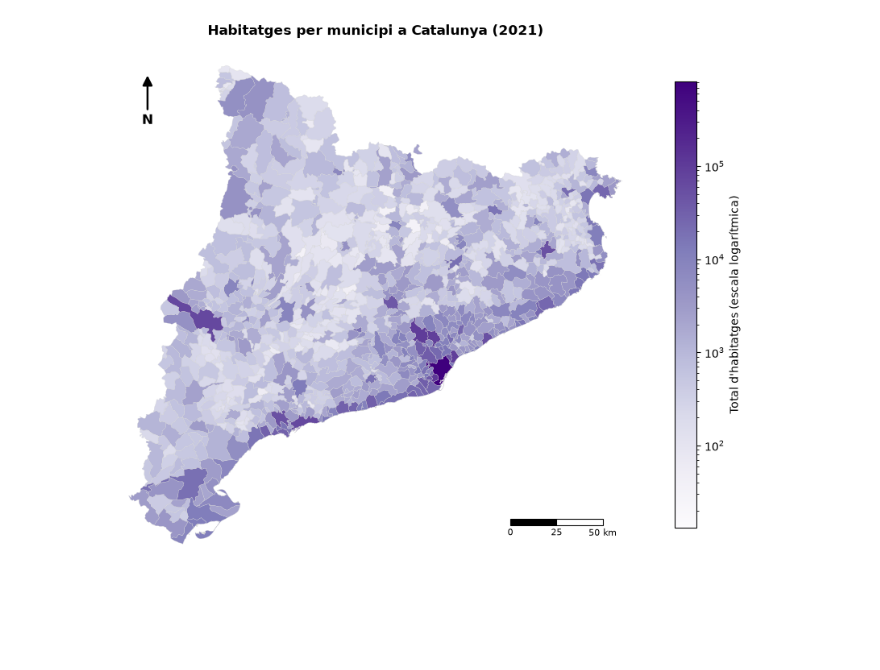
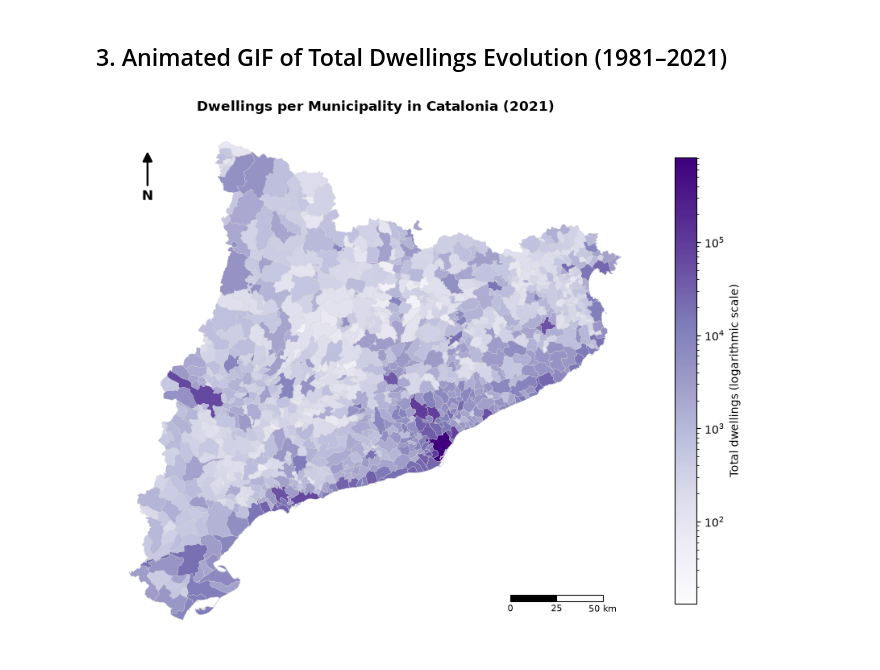
Before and after one commit to Lidia1508/Speculation-Map, a Jupyter notebook: code/BuildingsAvailable.ipynb, the cells around one changed output. Drawn from its saved outputs; the diff is of its cells as text; code cells hidden in the pictures; blank space fills up the shorter version.

```diff
--- a/code/BuildingsAvailable.ipynb
+++ b/code/BuildingsAvailable.ipynb
@@ -168,5 +189,7 @@ plt.show()
+# %% [markdown]
+## 3. Animated GIF of Total Dwellings Evolution (1981–2021)
 # %%
-# Evolució temporal del nombre d'habitatges per municipi a Catalunya (1981 - 2021) en format GIF
+# Temporal evolution of the number of dwellings per municipality in Catalonia (1981 - 2021) as a GIF
 
 import geopandas as gpd
 import matplotlib.animation as animation
@@ -175,57 +198,57 @@ import matplotlib.patches as mpatches
 import matplotlib.pyplot as plt
 import pandas as pd
 
-municipis = gpd.read_file("../Data/CatalunyaMapMunicipalities.json") #carregar capa geografica per municipis de catalunya
-municipis["CODIMUNI"] = municipis["CODIMUNI"].astype(str).str.zfill(6)  # Convertir el codi municipal a text de 6 dígits amb zeros a l'esquerra (p. ex., '080193')
-municipis = municipis.to_crs(epsg=25831)  # Canvia les coordenades a metres perquè el nord quedi amunt i l'escala en km sigui real
+municipis = gpd.read_file("../Data/CatalunyaMapMunicipalities.json")  # Load municipal geographic layer of Catalonia
+municipis["CODIMUNI"] = municipis["CODIMUNI"].astype(str).str.zfill(6)  # Convert municipal code to 6-digit zero-padded string (e.g., '080193')
+municipis = municipis.to_crs(epsg=25831)  # Reproject coordinates to meters so North points straight up and the km scale bar is accurate
 
 arxius_config = {
     1981: ("habitatges1981.csv", 4, "Total"),
     1991: ("habitatges1991.csv", 5, "Habitatges familiars. Total"),
-    2001: ("habitatges2001.csv", 5, "Habitatges familiars    total"),     #    any: (nom_arxiu, files_a_saltar, nom_exacte_columna_total)
+    2001: ("habitatges2001.csv", 5, "Habitatges familiars    total"),     # year: (filename, rows_to_skip, exact_total_column_name)
     2011: ("habitatges2011.csv", 6, "Habitatges familiars    total"),
     2021: ("habitatges2021.csv", 5, "Total habitatges familiars"),
 }
 
-anys = list(arxius_config.keys())  # Llista ordenada amb els 5 anys censals
-dades_per_any = {}  # Diccionari per guardar els GeoDataFrames ja creuats de cada any
+anys = list(arxius_config.keys())  # Ordered list of the 5 census years
+dades_per_any = {}  # Dictionary to store merged GeoDataFrames for each year
 
-# Llegir i preparar les dades de tots els anys abans de generar l'animació
+# Read and prepare data for all years before generating the animation
 for any_obj, (nom_arxiu, skip, col_total) in arxius_config.items():
     ruta_csv = f"../Data/BuildingsAvailable/{nom_arxiu}"
 
     df_hab = pd.read_csv(ruta_csv, sep=";", skiprows=skip, dtype={"Codi": str})
-    df_hab = df_hab.dropna(subset=["Codi"]).copy()        #Eliminar files sense codi municipal
-    df_hab["Codi"] = df_hab["Codi"].str.strip().str.zfill(6)   # Netejar espais en blanc i assegurar que tots els codis tinguin 6 dígits
-    df_hab["Total"] = pd.to_numeric(df_hab[col_total], errors="coerce")   # Convertir la columna d'habitatges de l'any escollit a format numèric (els texts no vàlids passen a NaN)
+    df_hab = df_hab.dropna(subset=["Codi"]).copy()        # Remove rows without a municipal code
+    df_hab["Codi"] = df_hab["Codi"].str.strip().str.zfill(6)   # Strip whitespace and ensure 6-digit municipal codes
+    df_hab["Total"] = pd.to_numeric(df_hab[col_total], errors="coerce")   # Convert housing column to numeric (invalid strings become NaN)
 
-    dades_per_any[any_obj] = municipis.merge(df_hab[["Codi", "Total"]], left_on="CODIMUNI", right_on="Codi", how="left", )
+    dades_per_any[any_obj] = municipis.merge(df_hab[["Codi", "Total"]], left_on="CODIMUNI", right_on="Codi", how="left")
 
-norm = colors.LogNorm(vmin=13, vmax=811106) # Escala logarítmica amb extrems fixos (1981-2021) per comparar anys
-cmap = "Purples"  # Paleta de colors
+norm = colors.LogNorm(vmin=13, vmax=811106)  # Logarithmic scale with fixed bounds (1981-2021) for cross-year comparison
+cmap = "Purples"  # Color palette
 
 fig, ax = plt.subplots(figsize=(8, 8), layout="constrained")
 
-# Dibuixar un primer mapa base per generar la barra de color una sola vegada
+# Draw an initial base map to generate the color bar once
 dades_per_any[anys[0]].plot(
     column="Total",
     cmap=cmap,
     norm=norm,
     legend=True,
-    legend_kwds={"label": "Total d'habitatges (escala logarítmica)", "shrink": 0.7},
+    legend_kwds={"label": "Total dwellings (logarithmic scale)", "shrink": 0.7},
     ax=ax,
 )
 
-xmin, ymin, xmax, ymax = municipis.total_bounds  #obtenir distancies maximes del mapa de catalunya
-longitud_total = 50_000  #distancia que equival la barra
+xmin, ymin, xmax, ymax = municipis.total_bounds  # Get bounding box extents of Catalonia
+longitud_total = 50_000  # Total length represented by the scale bar (50 km)
 tram = longitud_total / 2
 alcada_barra = (ymax - ymin) * 0.012
 x_inici = xmax - longitud_total - (xmax - xmin) * 0.04
 y_inici = ymin + (ymax - ymin) * 0.04
 
-# Funció que redibuixa el mapa per a cada any de l'animació
+# Function that redraws the map for each frame of the animation
 def actualitzar_fotograma(any_obj):
-    ax.clear()  # Esborrar el mapa anterior sense eliminar la barra de color
+    ax.clear()  # Clear previous map without removing the color bar
 
     gdf = dades_per_any[any_obj]
     gdf.plot(
@@ -234,39 +257,39 @@ def actualitzar_fotograma(any_obj):
         norm=norm,
         edgecolor="lightgrey",
         linewidth=0.2,
-        legend=False,  # La barra de color ja s'ha creat fora de la funció
+        legend=False,  # Color bar was already created outside the function
         missing_kwds={"color": "#e0e0e0", "hatch": "///"},
         ax=ax,
     )
 
-    #afegir fletxa nord
+    # Add North arrow
     ax.annotate(
         "N",
-        xy=(0.08, 0.94), #posicio punta
+        xy=(0.08, 0.94),  # Arrow tip position
         xytext=(0.08, 0.85),
         xycoords="axes fraction",
         ha="center",
         va="center",
         fontsize=12,
         fontweight="bold",
         arrowprops=dict(arrowstyle="-|>", facecolor="black", edgecolor="black", lw=1.8, mutation_scale=18),
     )
 
-    #afegir barra d'escala
+    # Add scale bar
     ax.add_patch(mpatches.Rectangle((x_inici, y_inici), tram, alcada_barra, facecolor="black", edgecolor="black", lw=0.8))
     ax.add_patch(mpatches.Rectangle((x_inici + tram, y_inici), tram, alcada_barra, facecolor="white", edgecolor="black", lw=0.8))
 
     for offset, etiqueta in [(0, "0"), (tram, "25"), (longitud_total, "50 km")]:
         ax.text(x_inici + offset, y_inici - alcada_barra * 0.6, etiqueta, ha="center", va="top", fontsize=8)
 
-    ax.set_title(f"Habitatges per municipi a Catalunya ({any_obj})", fontweight="bold")
+    ax.set_title(f"Dwellings per Municipality in Catalonia ({any_obj})", fontweight="bold")
     ax.set_axis_off()
 
-# Crear l'animació (interval=1500 ms -> 1.5 segons per any)
+# Create animation (interval=1500 ms -> 1.5 seconds per year)
 ani = animation.FuncAnimation(fig, actualitzar_fotograma, frames=anys, interval=1500, repeat=True)
 ruta_gif = "../evolucio_habitatges_1981_2021.gif"
 ani.save(ruta_gif, writer=animation.PillowWriter(fps=1/1.5), dpi=200)
 
 plt.show()
 # %% [output]
-[figure, old version]
+[figure, new version]
```
Also changed, not shown: parts of 14 cells of this notebook.
